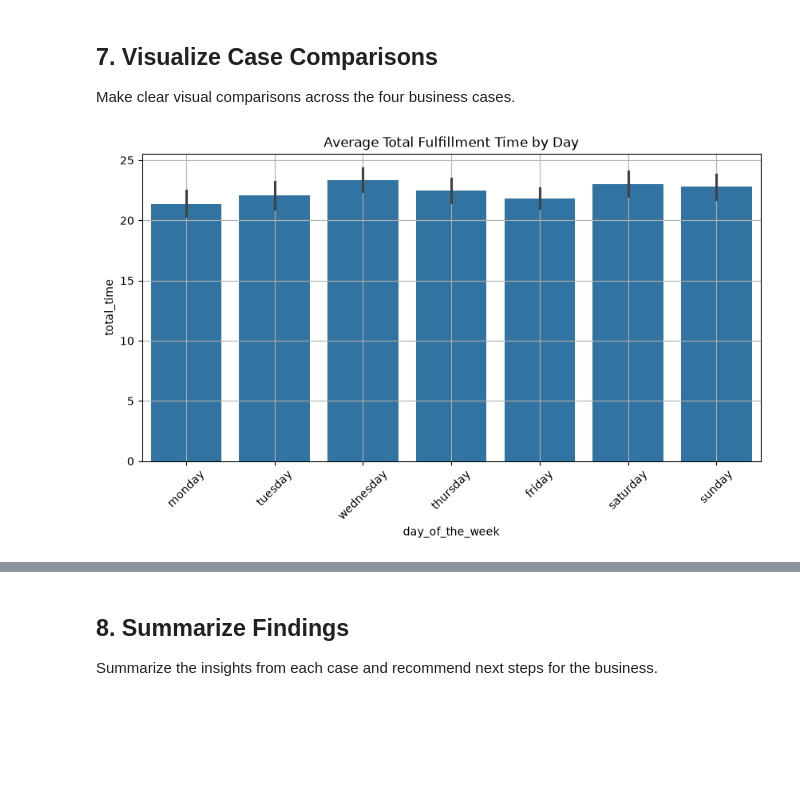
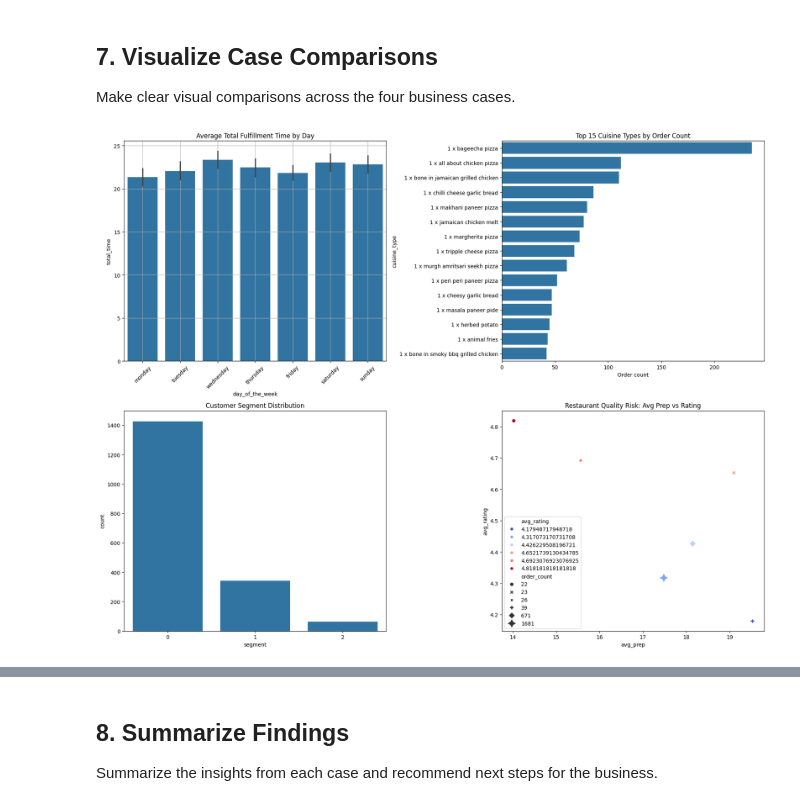
Before and after one commit to himanshuverma7019official-create/FoodHub-Business-Intelligence-Predictive-Analytics-Engine, a Jupyter notebook: FoodHub_Business_Intelligence.ipynb, the cells around one changed output, grey strips where cells are left out. Saved outputs shown, nothing was run; the diff lists cells and outputs as text; code cells hidden in the pictures; blank space fills up the shorter version.

Commit message:
Added subplots for better view

```diff
--- a/FoodHub_Business_Intelligence.ipynb
+++ b/FoodHub_Business_Intelligence.ipynb
@@ -380,41 +392,84 @@ Please also refer to the documentation for alternative solver options:
 
 Make clear visual comparisons across the four business cases.
 # %%
-plt.figure(figsize=(10,5))
-sns.barplot(data=case1, x='day_of_the_week', y='total_time', estimator=np.mean,
-            order=['monday','tuesday','wednesday','thursday','friday','saturday','sunday'])
-plt.title('Average Total Fulfillment Time by Day')
-plt.xticks(rotation=45)
-plt.grid(True)
+fig, axes = plt.subplots(2, 2, figsize=(18, 14))
+fig.suptitle('FoodHub Analytics', fontsize=22, fontweight='bold', y=0.98)
 
-plt.show()
+sns.barplot(
+    data=case1,
+    x='day_of_the_week',
+    y='total_time',
+    estimator=np.mean,
+    order=['monday','tuesday','wednesday','thursday','friday','saturday','sunday'],
+    ax=axes[0, 0]
+)
+axes[0, 0].set_title('Average Total Fulfillment Time by Day')
+axes[0, 0].set_xticklabels(axes[0, 0].get_xticklabels(), rotation=45)
+axes[0, 0].grid(True)
 
-plt.figure(figsize=(10,6))
 top_cuisines = case2['cuisine_type'].value_counts().head(15)
-sns.barplot(x=top_cuisines.values, y=top_cuisines.index)
-plt.title('Top 15 Cuisine Types by Order Count')
-plt.xlabel('Order count')
-plt.show()
+sns.barplot(
+    x=top_cuisines.values,
+    y=top_cuisines.index,
+    ax=axes[0, 1]
+)
+axes[0, 1].set_title('Top 15 Cuisine Types by Order Count')
+axes[0, 1].set_xlabel('Order count')
 
-plt.figure(figsize=(8,5))
-sns.countplot(x='segment', data=customer_summary)
-plt.title('Customer Segment Distribution')
-plt.show()
+sns.countplot(x='segment', data=customer_summary, ax=axes[1, 0])
+axes[1, 0].set_title('Customer Segment Distribution')
 
-plt.figure(figsize=(10,6))
+if 'restaurant_risks' not in globals():
+    if 'case4' in globals():
+        source_df = case4.copy()
+    elif 'df_clean' in globals():
+        source_df = df_clean.copy()
+    else:
+        raise NameError('No notebook state available. Run the cleaning cell and/or Case 4 cell before this visualization cell.')
+
+    if 'rating' not in source_df.columns or 'restaurant_name' not in source_df.columns:
+        raise ValueError('Source data is missing required restaurant or rating fields.')
+
+    prep_col = None
+    if 'prep_time_minutes' in source_df.columns:
+        prep_col = 'prep_time_minutes'
+    elif 'kpt_duration_(minutes)' in source_df.columns:
+        prep_col = 'kpt_duration_(minutes)'
+    elif 'total_time' in source_df.columns:
+        prep_col = 'total_time'
+
+    if prep_col is not None:
+        source_df['slow_prep'] = (source_df[prep_col] > source_df[prep_col].median()).astype(int)
+    else:
+        source_df['slow_prep'] = 0
+
+    restaurant_risks = (
+        source_df.groupby('restaurant_name')
+        .agg(
+            avg_rating=('rating', 'mean'),
+            avg_prep=(prep_col if prep_col is not None else 'total_time', 'mean'),
+            order_count=('order_id', 'nunique')
+        )
+        .sort_values(['avg_rating', 'avg_prep'], ascending=[True, False])
+        .head(10)
+    )
+
 restaurant_plot = restaurant_risks.reset_index()
 sns.scatterplot(
     data=restaurant_plot,
     x='avg_prep',
     y='avg_rating',
     size='order_count',
     hue='avg_rating',
     style='order_count',
     palette='coolwarm',
-    sizes=(50,300),
-    markers=True
+    sizes=(50, 300),
+    markers=True,
+    ax=axes[1, 1]
 )
-plt.title('Restaurant Quality Risk: Avg Prep vs Rating')
+axes[1, 1].set_title('Restaurant Quality Risk: Avg Prep vs Rating')
+
+plt.tight_layout(rect=[0, 0, 1, 0.96])
 plt.show()
 # %% [output]
-[figure, old version]
+[figure, new version]
```
Also changed, not shown: parts of 6 cells of this notebook.
